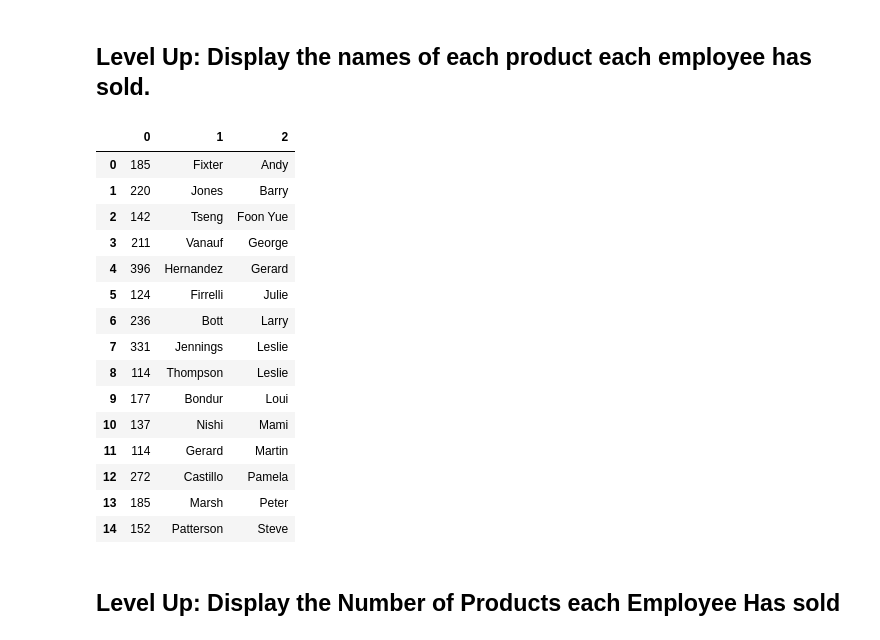
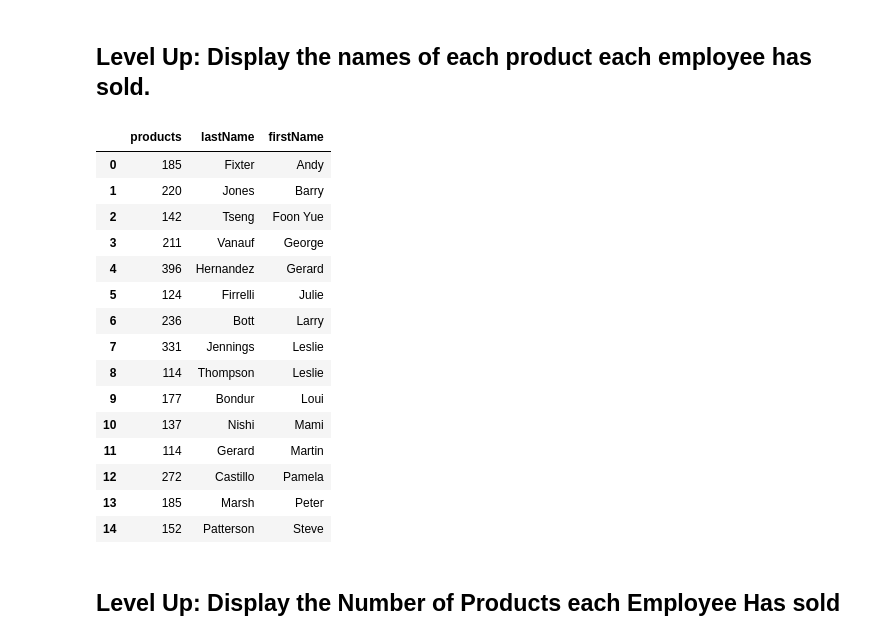
Before and after one commit to mubarakb/dsc-0-05-10-join-statements-lab-nyc-career-ds-102218, a Jupyter notebook: index.ipynb, the cells around one changed output. Drawn from its saved outputs; the diff is of its cells as text; code cells hidden in the pictures.

```diff
--- a/index.ipynb
+++ b/index.ipynb
@@ -98,20 +98,20 @@ cur.execute('''SELECT comments FROM orders JOIN customers USING(customerNumber)
 # %%
 # Your code here
 cur.execute('''SELECT count(productName) as products, lastName, firstName from employees
                       join
                       customers
                       on employees.employeeNumber = customers.salesRepEmployeeNumber
                       join orders
                       using(customerNumber)
                       join orderdetails
                       using(orderNumber)
                       join products
                       using(productCode) GROUP BY firstName, lastName;''')
 df = pd.DataFrame(cur.fetchall())
-df.columns = [i[0] for i in c.description]
+df.columns = [i[0] for i in cur.description]
 df
 # %% [output]
-|  | 0 | 1 | 2 |
+|  | products | lastName | firstName |
 | 0 | 185 | Fixter | Andy |
 | 1 | 220 | Jones | Barry |
 | 2 | 142 | Tseng | Foon Yue |
```
